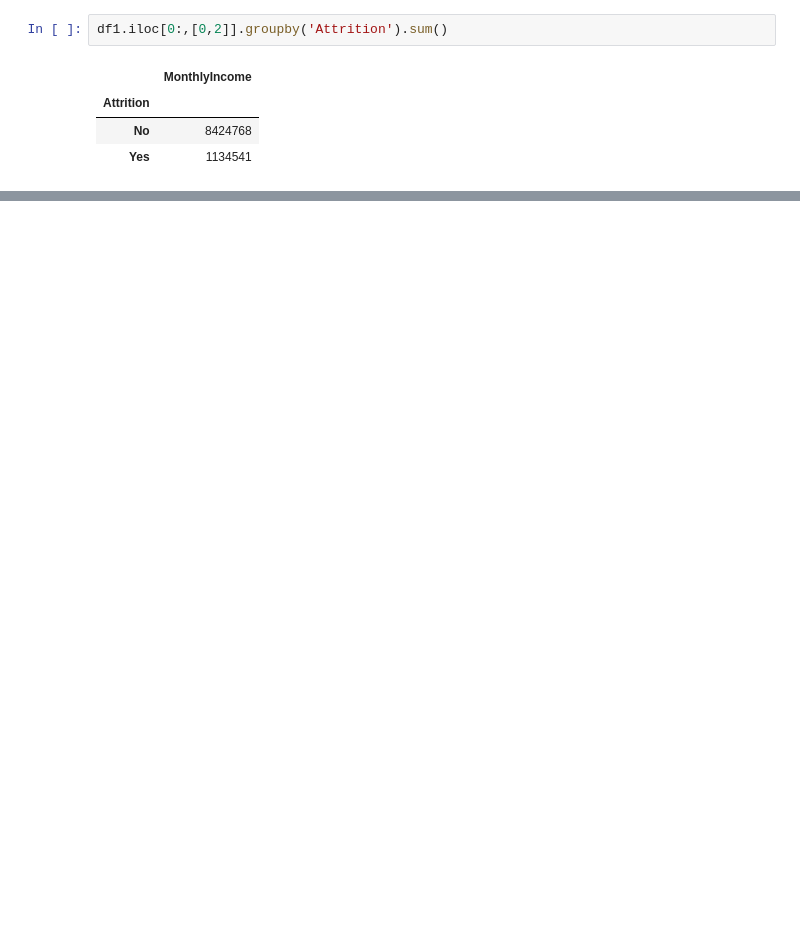
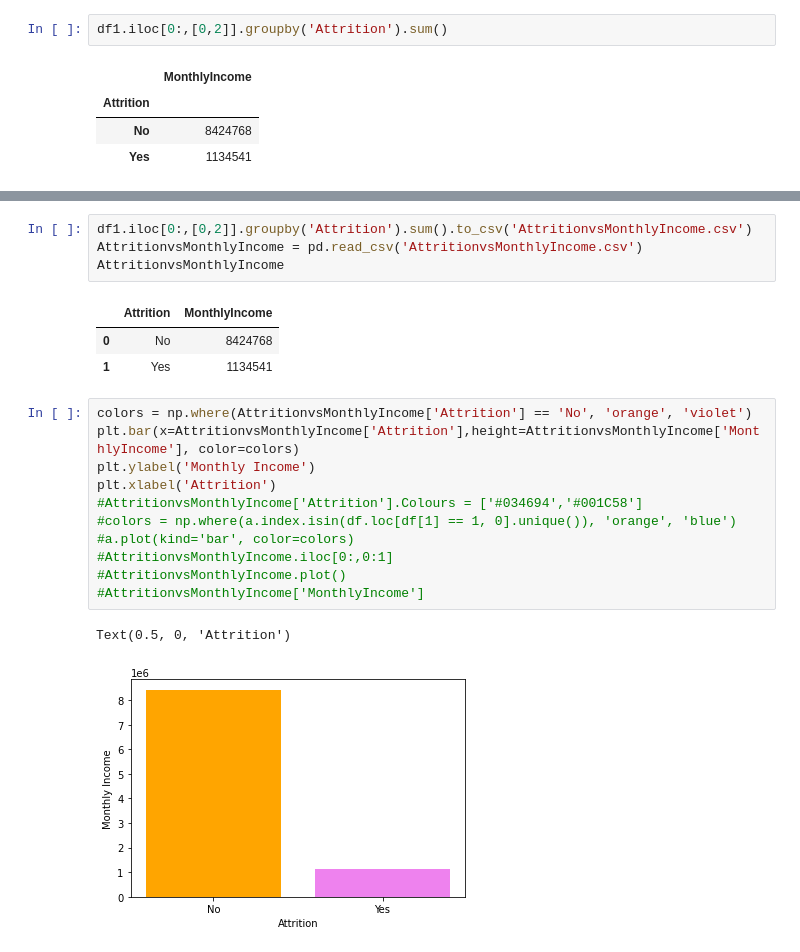
Before and after one commit to wkipkemboi/Assingment-2, a Jupyter notebook: Pandas Analysis Assignment 2.ipynb, the cells around one changed output, grey strips where cells are left out. Cells and saved outputs as stored; diff of their text form; blank space fills up the shorter version.

```diff
--- a/Pandas Analysis Assignment 2.ipynb
+++ b/Pandas Analysis Assignment 2.ipynb
@@ -93,0 +133,22 @@ df1.iloc[0:,[0,2]].groupby('Attrition').sum()
+# %%
+df1.iloc[0:,[0,2]].groupby('Attrition').sum().to_csv('AttritionvsMonthlyIncome.csv')
+AttritionvsMonthlyIncome = pd.read_csv('AttritionvsMonthlyIncome.csv')
+AttritionvsMonthlyIncome
+# %% [output]
+|  | Attrition | MonthlyIncome |
+| 0 | No | 8424768 |
+| 1 | Yes | 1134541 |
+# %%
+colors = np.where(AttritionvsMonthlyIncome['Attrition'] == 'No', 'orange', 'violet')
+plt.bar(x=AttritionvsMonthlyIncome['Attrition'],height=AttritionvsMonthlyIncome['MonthlyIncome'], color=colors)
+plt.ylabel('Monthly Income')
+plt.xlabel('Attrition')
+#AttritionvsMonthlyIncome['Attrition'].Colours = ['#034694','#001C58']
+#colors = np.where(a.index.isin(df.loc[df[1] == 1, 0].unique()), 'orange', 'blue')
+#a.plot(kind='bar', color=colors)
+#AttritionvsMonthlyIncome.iloc[0:,0:1]
+#AttritionvsMonthlyIncome.plot()
+#AttritionvsMonthlyIncome['MonthlyIncome']
+# %% [output]
+Text(0.5, 0, 'Attrition')
+[figure, added]
```
Also changed, not shown: parts of 6 cells of this notebook, 1 other file.
